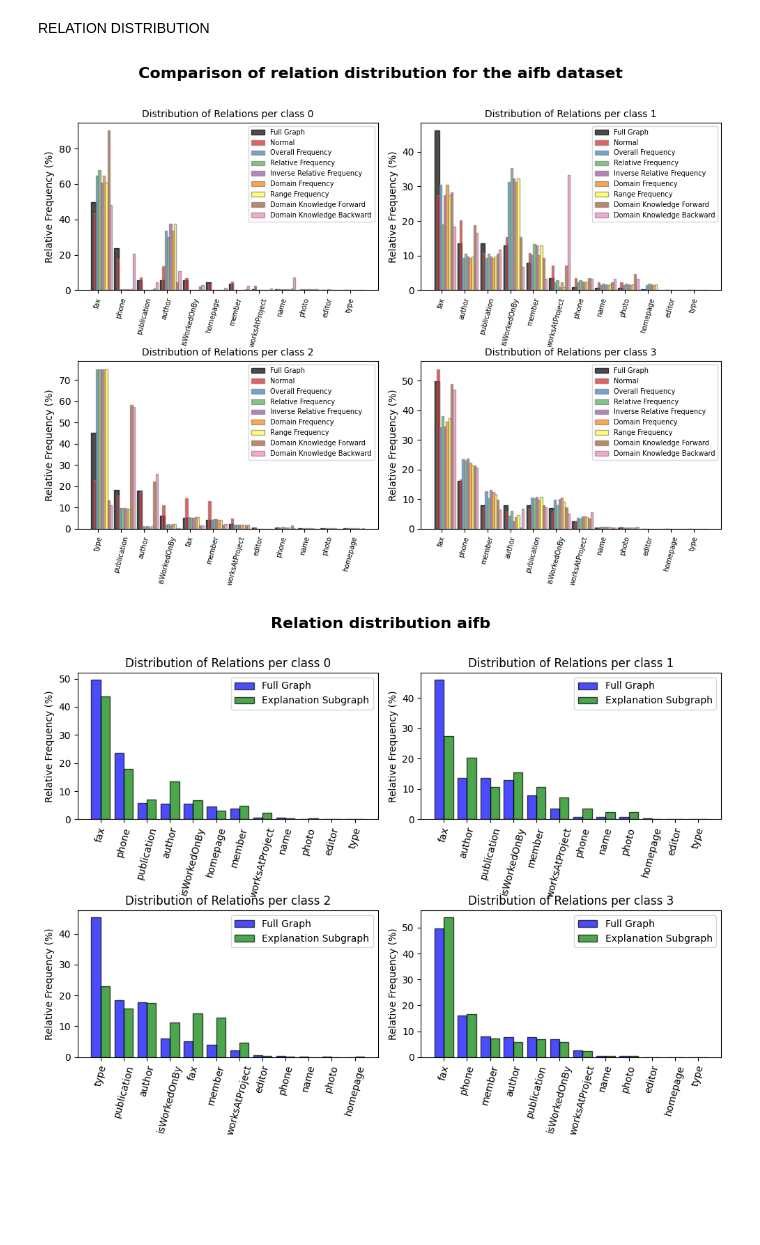
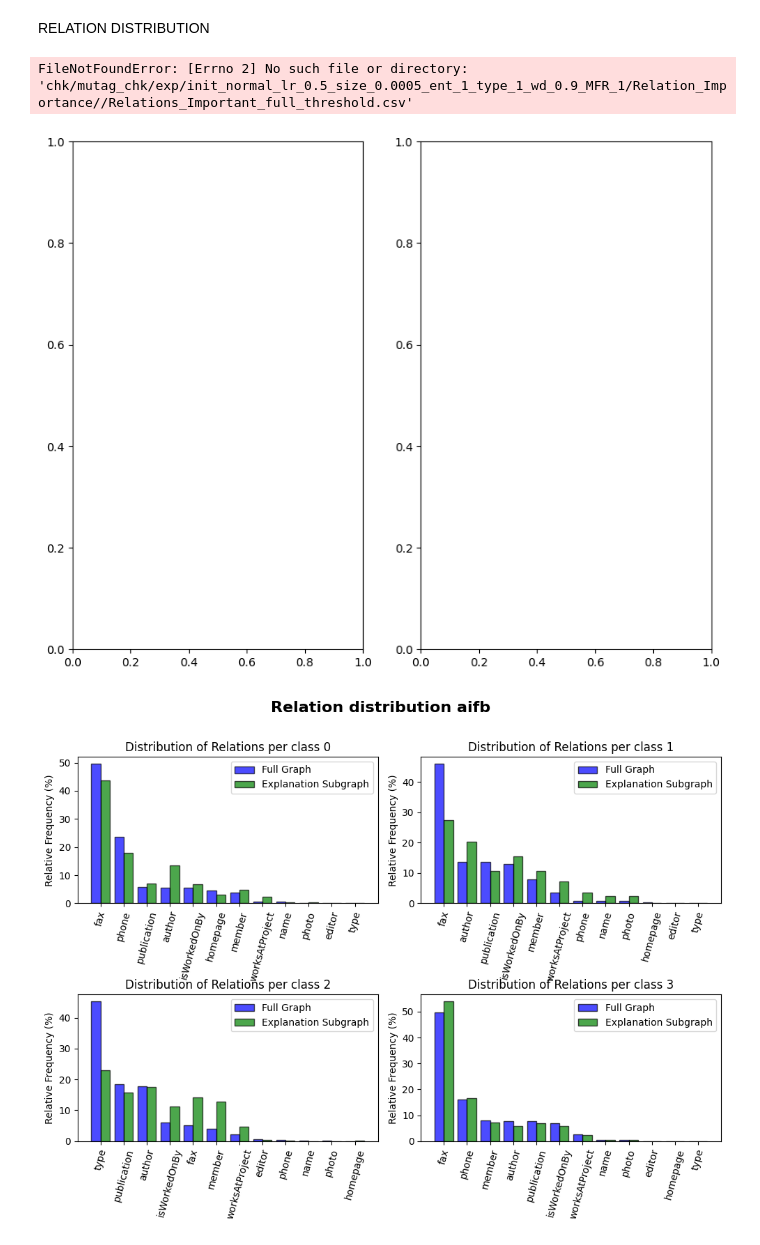
Before and after one commit to traopia/RGCN-Explainer, a Jupyter notebook: RGCN_stuff/result_analysis.ipynb, the cells around one changed output. Saved outputs shown, nothing was run; the diff lists cells and outputs as text; code cells hidden in the pictures; blank space fills up the shorter version.

```diff
--- a/RGCN_stuff/result_analysis.ipynb
+++ b/RGCN_stuff/result_analysis.ipynb
@@ -41,7 +41,7 @@ if current_dir != '/Users/macoftraopia/Documents/GitHub/RGCN-Explainer':
 /Users/macoftraopia/Documents/GitHub/RGCN-Explainer
 # %%
 from src.rgcn_explainer_utils import *
-name = 'aifb'
+name = 'mutag'
 if name in ['aifb', 'mutag', 'mdgenre', 'amplus', 'dmg777k']:
     data = kg.load(name, torch=True, final=False)
 if 'IMDb' in name:
@@ -288,7 +287,7 @@ def bar_plot_and_plot(data,init, relations, sample = False):
 # %%
 
 
-def bar_plot_and_plot2(data, relations, sample=False):
+def bar_plot_and_plot2(data, relations, class_to_plot = None, sample=False):
 
     def path_get(init):
         path = f'chk/{data.name}_chk/exp/init_{init}_lr_0.5_size_0.0005_ent_1_type_1_wd_0.9_MFR_1/Relation_Importance/'
@@ -317,6 +316,9 @@ def bar_plot_and_plot2(data, relations, sample=False):
 
     # Create the figure and axes
     fig, axes = plt.subplots(nrows=num_rows, ncols=num_cols, figsize=(10, 8))
+    #fig, axes = plt.subplots(nrows=num_rows, ncols=num_cols, figsize=(10, 8))
+
+
 
     # Iterate through the labels and plot the data
     for label, ax in zip(range(num_classes), axes.flat):
@@ -330,34 +332,35 @@ def bar_plot_and_plot2(data, relations, sample=False):
         # Plot the bars for full graph and each explanation
         bar_positions_full_graph, _, sorted_df, bar_width = bar_plot(full_dict, full_dict)
         bar_width_explanation = bar_width / len(explanation_methods) * 2
 
         # Slightly shift the position of the explanation bars to create space
         bar_positions_explanation_adjusted = bar_positions_full_graph + bar_width_explanation / 2
 
         ax.bar(bar_positions_full_graph, sorted_df['Percentage_full'], width=bar_width / len(explanation_methods)*4, alpha=0.7, color='black', edgecolor='black', label='Full Graph')
 
         for idx, method in enumerate(explanation_methods):
             bar_positions_explanation, _, sorted_df, _ = bar_plot(full_dict, explanation_dicts[method])
             ax.bar(bar_positions_explanation_adjusted + idx * bar_width_explanation, sorted_df['Percentage_explanation'], width=bar_width_explanation, alpha=0.7, color=colormap[idx], edgecolor='gray', label=f'{method.replace("_", " ").title()}')
 
         ax.set_xticks(bar_positions_full_graph + bar_width / 2)
         ax.set_xticklabels(sorted_df['Relation Name'], rotation=75, fontsize=7)
         ax.set_ylabel('Relative Frequency (%)')
         ax.set_title(f'Distribution of Relations per class {label}', fontsize= 10)
         ax.legend(loc='upper right', fontsize=7)
 
     # Adjust the layout and spacing
     plt.tight_layout()
     plt.suptitle(f'Comparison of relation distribution for the {data.name} dataset ', fontsize=16, y=0.95,fontproperties=FontProperties(weight='bold'))
     plt.subplots_adjust(top=0.85)
 
     # Show the plots
     plt.show()
 
 # Call the function with your data
 bar_plot_and_plot2(data, relations)
 # %% [output]
+FileNotFoundError: [Errno 2] No such file or directory: 'chk/mutag_chk/exp/init_normal_lr_0.5_size_0.0005_ent_1_type_1_wd_0.9_MFR_1/Relation_Importance//Relations_Important_full_threshold.csv'
-[figure, old version]
+[figure, new version]
 # %%
 
 bar_plot_and_plot(data, 'normal',relations)
```
Also changed, not shown: parts of 3 cells of this notebook, 12 other files.
